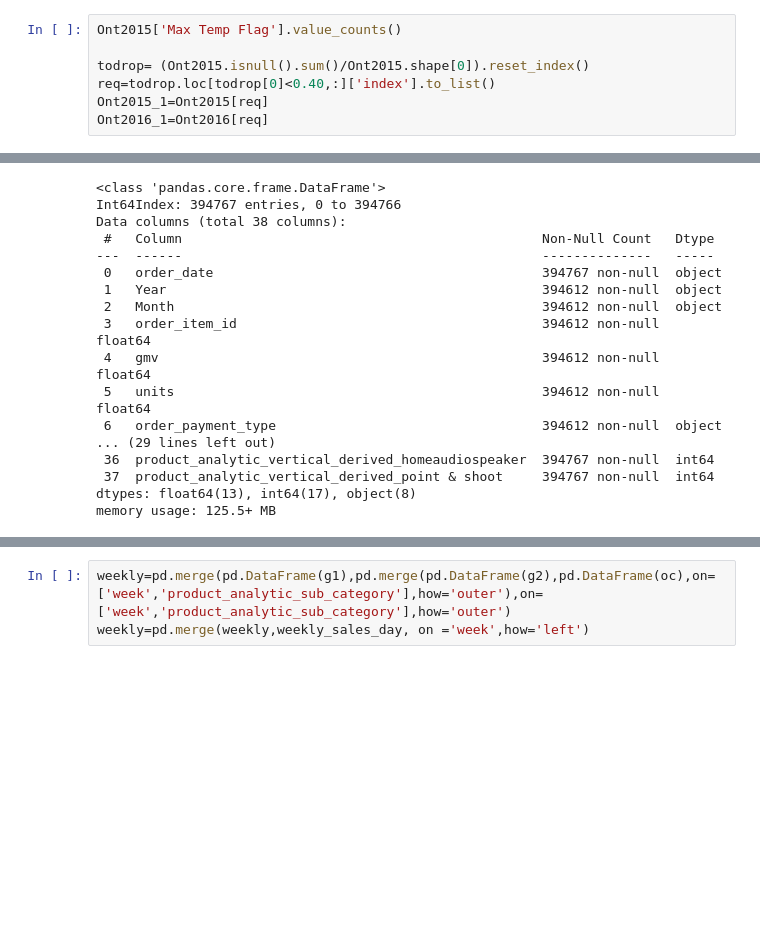
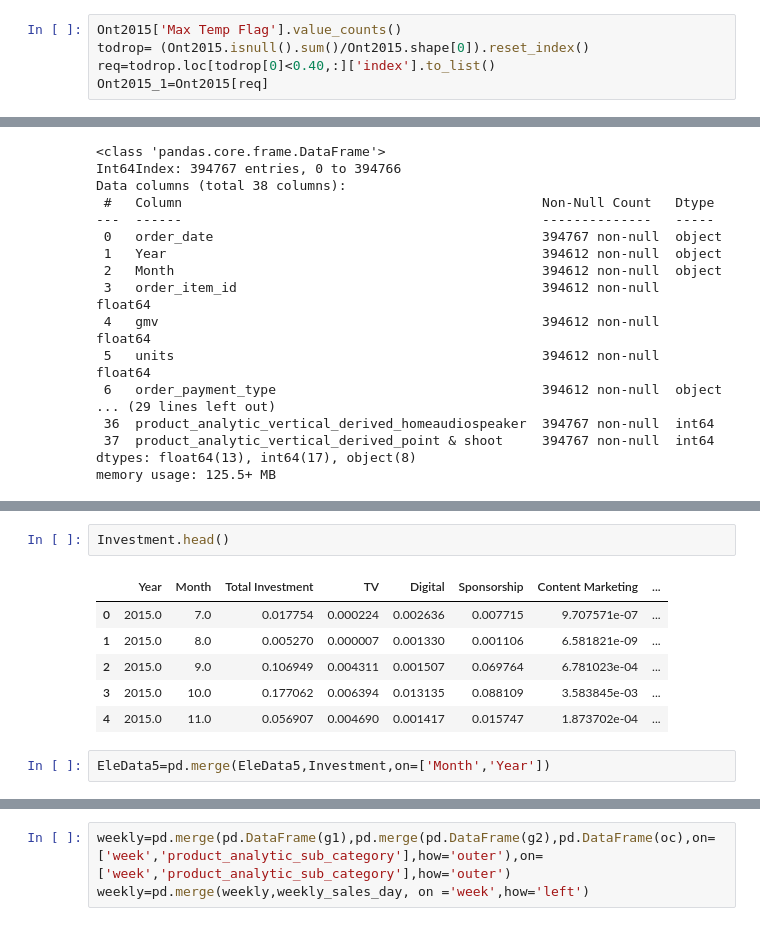
Before and after one commit to PrajsPrabs/UpgradBACaseStudy, a Jupyter notebook: EComm1.ipynb, the cells around one changed output, grey strips where cells are left out. Drawn from its saved outputs; the diff is of its cells as text; blank space fills up the shorter version.

```diff
--- a/EComm1.ipynb
+++ b/EComm1.ipynb
@@ -710,10 +695,8 @@ Ont2015=pd.read_excel("/content/drive/MyDrive/Colab Notebooks/E-Commerce Capston
 Ont2016=pd.read_excel("/content/drive/MyDrive/Colab Notebooks/E-Commerce Capstone Dataset/ONTARIO-2016.xlsx",header=24)
 # %%
 Ont2015['Max Temp Flag'].value_counts()
-
 todrop= (Ont2015.isnull().sum()/Ont2015.shape[0]).reset_index()
 req=todrop.loc[todrop[0]<0.40,:]['index'].to_list()
 Ont2015_1=Ont2015[req]
-Ont2016_1=Ont2016[req]
 # %%
 # EleData2.info()
@@ -931,0 +873,11 @@ Length: 344, dtype: int64
+# %%
+Investment.head()
+# %% [output]
+|  | Year | Month | Total Investment | TV | Digital | Sponsorship | Content Marketing | ... |
+| 0 | 2015.0 | 7.0 | 0.017754 | 0.000224 | 0.002636 | 0.007715 | 9.707571e-07 | ... |
+| 1 | 2015.0 | 8.0 | 0.005270 | 0.000007 | 0.001330 | 0.001106 | 6.581821e-09 | ... |
+| 2 | 2015.0 | 9.0 | 0.106949 | 0.004311 | 0.001507 | 0.069764 | 6.781023e-04 | ... |
+| 3 | 2015.0 | 10.0 | 0.177062 | 0.006394 | 0.013135 | 0.088109 | 3.583845e-03 | ... |
+| 4 | 2015.0 | 11.0 | 0.056907 | 0.004690 | 0.001417 | 0.015747 | 1.873702e-04 | ... |
+# %%
+EleData5=pd.merge(EleData5,Investment,on=['Month','Year'])
```
Also changed, not shown: parts of 19 cells of this notebook.
